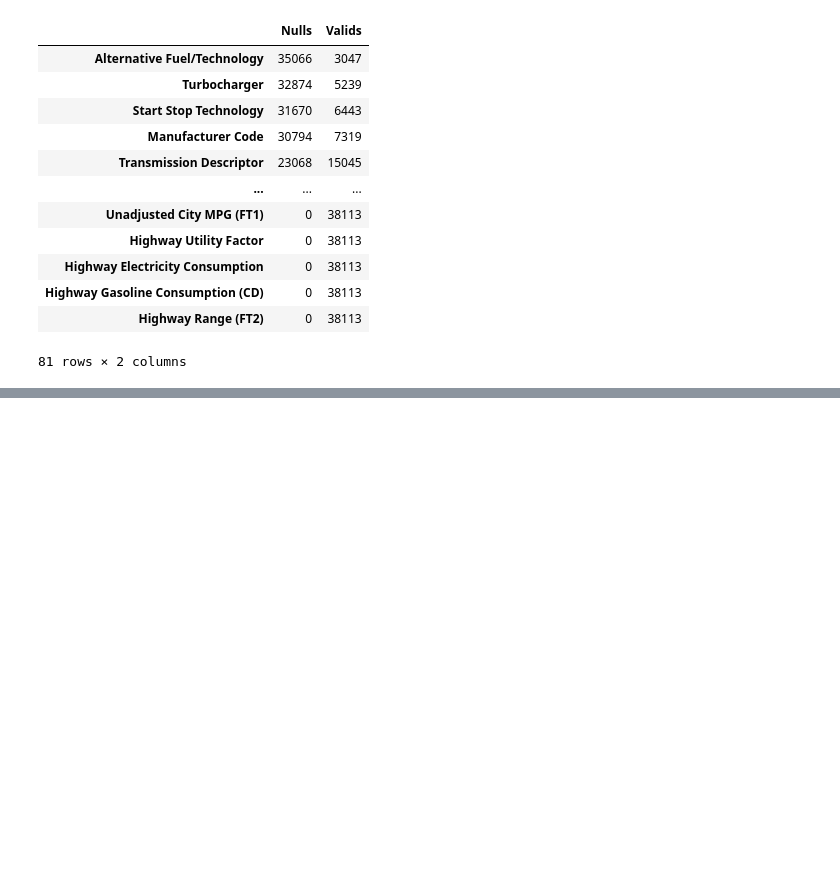
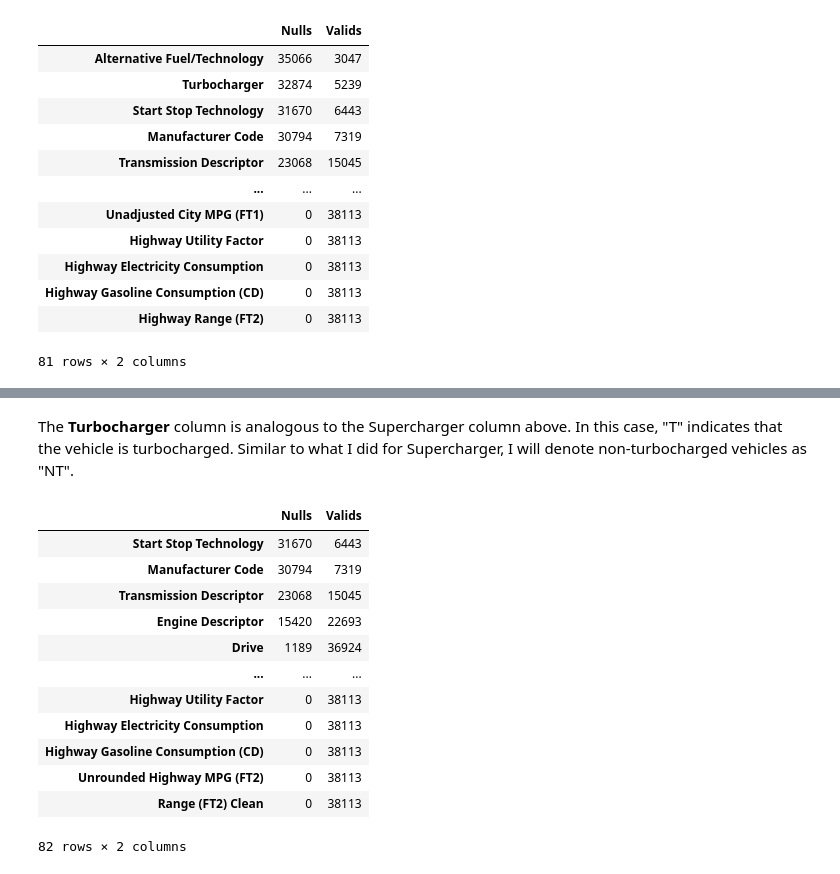
Before and after one commit to chloemd/DAT-1019-Chloe, a Jupyter notebook: Homework/Unit4/HW4_Fuel_Chloe.ipynb, the cells around one changed output, grey strips where cells are left out. Cells and saved outputs as stored; diff of their text form; code cells hidden in the pictures; blank space fills up the shorter version.

```diff
--- a/Homework/Unit4/HW4_Fuel_Chloe.ipynb
+++ b/Homework/Unit4/HW4_Fuel_Chloe.ipynb
@@ -411,0 +504,20 @@ nulls.sort_values(by='Nulls', ascending=False)
+# %% [markdown]
+The **Turbocharger** column is analogous to the Supercharger column above. In this case, "T" indicates that the vehicle is turbocharged. Similar to what I did for Supercharger, I will denote non-turbocharged vehicles as "NT".
+# %%
+df['Turbocharger'].fillna('NT', inplace=True)
+nulls = nulls_to_df(df)
+nulls.sort_values(by='Nulls', ascending=False)
+# %% [output]
+|  | Nulls | Valids |
+| Start Stop Technology | 31670 | 6443 |
+| Manufacturer Code | 30794 | 7319 |
+| Transmission Descriptor | 23068 | 15045 |
+| Engine Descriptor | 15420 | 22693 |
+| Drive | 1189 | 36924 |
+| ... | ... | ... |
+| Highway Utility Factor | 0 | 38113 |
+| Highway Electricity Consumption | 0 | 38113 |
+| Highway Gasoline Consumption (CD) | 0 | 38113 |
+| Unrounded Highway MPG (FT2) | 0 | 38113 |
+| Range (FT2) Clean | 0 | 38113 |
+82 rows × 2 columns
```
Also changed, not shown: parts of 10 cells of this notebook.
